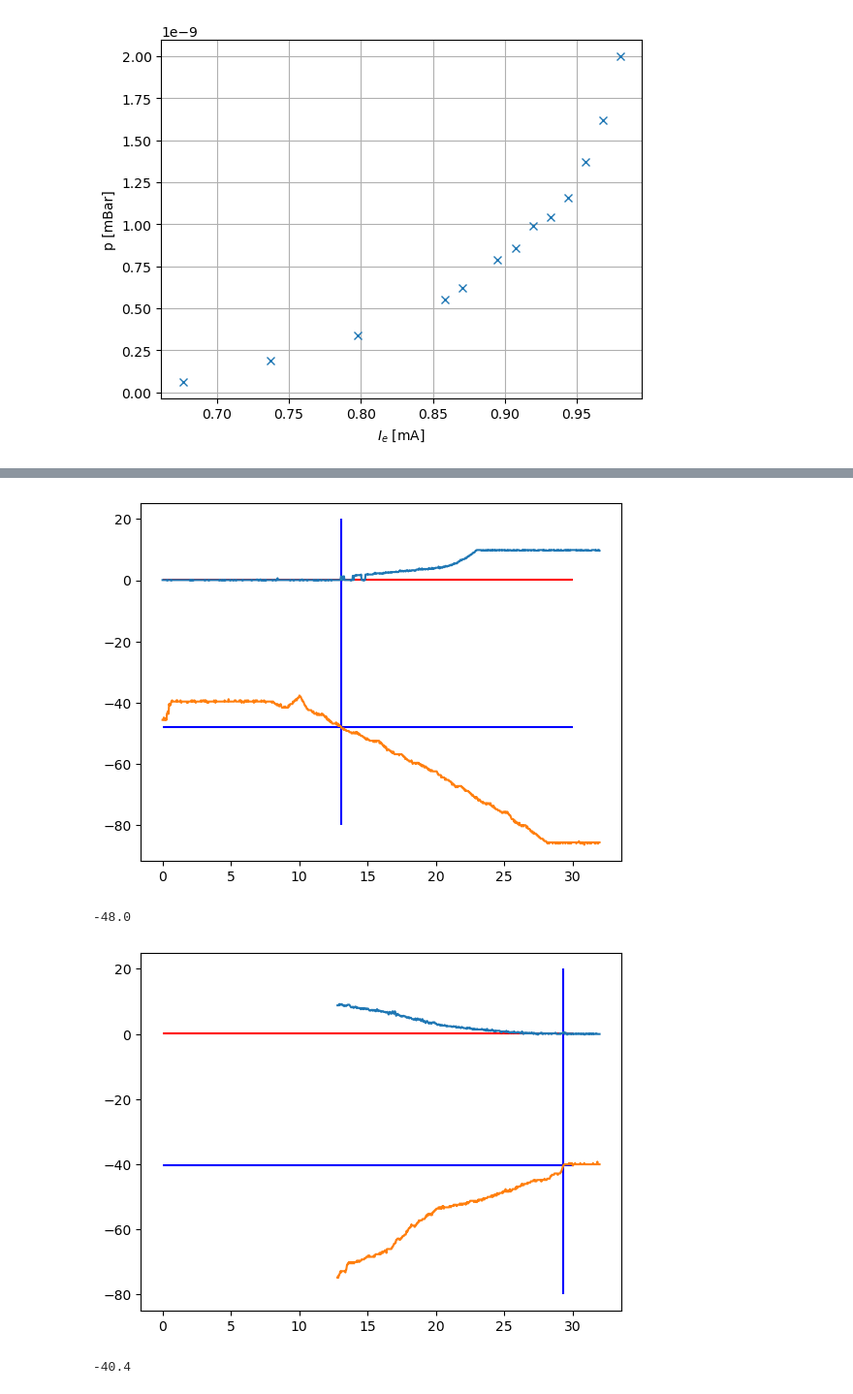
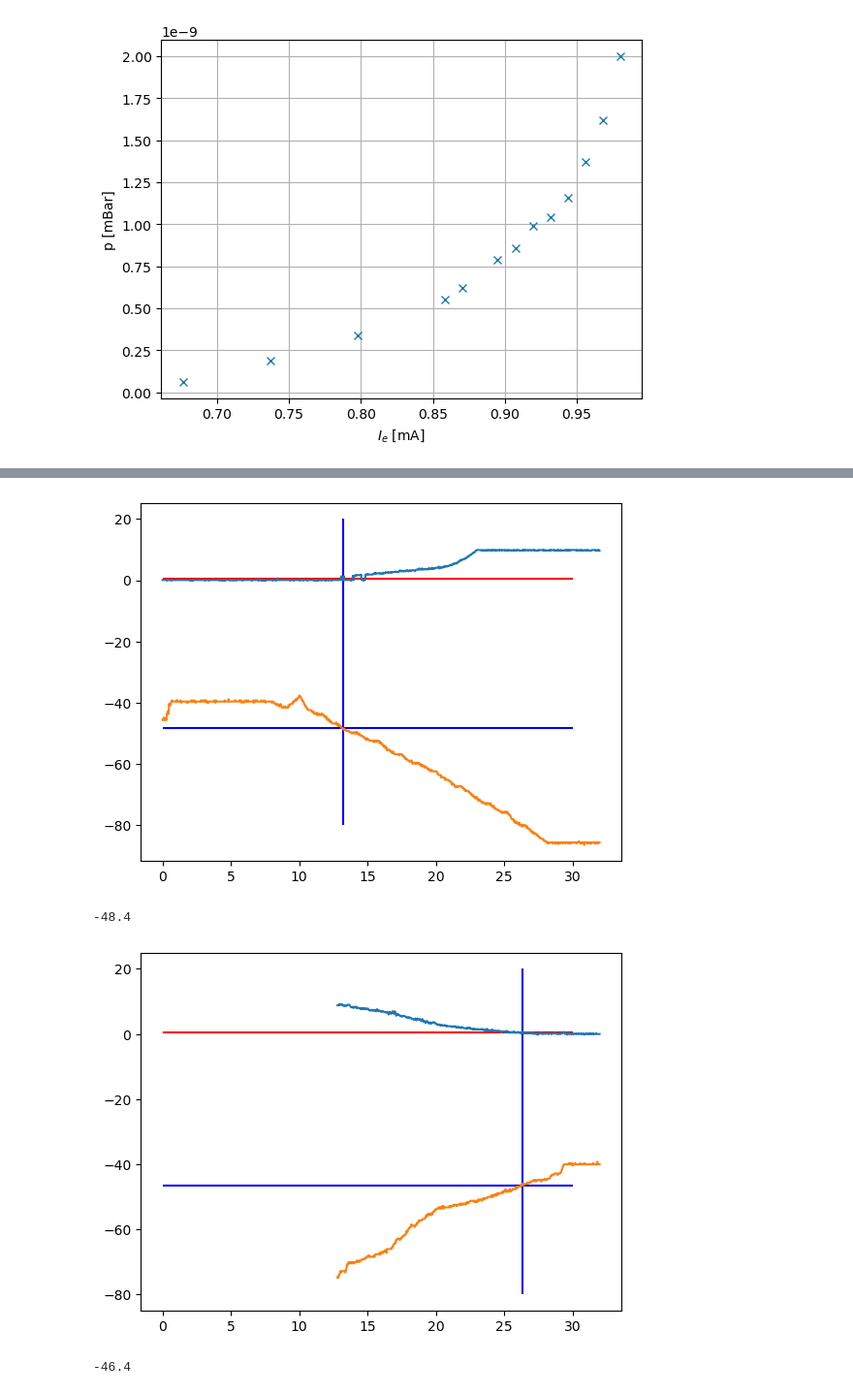
Before and after one commit to HerbertderGrosse/P3, a Jupyter notebook: Massenspektrometer/Mass_spectroskopy.ipynb, the cells around one changed output, grey strips where cells are left out. Shown at 97% size. Saved outputs shown, nothing was run; the diff lists cells and outputs as text; code cells hidden in the pictures.

```diff
--- a/Massenspektrometer/Mass_spectroskopy.ipynb
+++ b/Massenspektrometer/Mass_spectroskopy.ipynb
@@ -131,40 +131,45 @@ print(f"{percentage}%-linewidth:",time[peaks[1]]-time[peaks[0]], "amu")
 
 m14 = read_Tek(31,[0.5,1])
 
-threshold=0.2
+threshold=0.5
 g=np.where(m14["Ch1"] > threshold)[0]
 v=np.array(m14["Ch2"])
 t=np.array(m14["time"])
 
 plt.hlines(threshold,0,30,"r")
 plt.hlines(v[g[4]],0,30,"b")
 plt.vlines(t[g[4]],-80,20,"b")
 
 plt.plot(m14["time"],m14["Ch1"])
 plt.plot(m14["time"],m14["Ch2"])
 
 plt.show()
 print(v[g[4]])
 
 
 
 m28 = read_Tek(32,[0.7,1])
-threshold=0.2
+threshold=0.5
 g=np.where(m28["Ch1"] > threshold)[0]
 v=np.array(m28["Ch2"])
 t=np.array(m28["time"])
 
 plt.hlines(threshold,0,30,"r")
 plt.hlines(v[g[-4]],0,30,"b")
 plt.vlines(t[g[-4]],-80,20,"b")
 
 plt.plot(m28["time"],m28["Ch1"])
 plt.plot(m28["time"],m28["Ch2"])
 plt.show()
 
 print(v[g[-4]])
+
+plt.plot(-m28["Ch2"][::10],m28["Ch1"][::10],".")
+plt.show()
+plt.plot(-m14["Ch2"][::10],m14["Ch1"][::10],".")
+plt.show()
 # %% [output]
-[figure, old version]
+[figure, new version]
--48.0
+-48.4
-[figure, old version]
+[figure, new version]
--40.4
+-46.4
```
Also changed, not shown: parts of 6 cells of this notebook.
